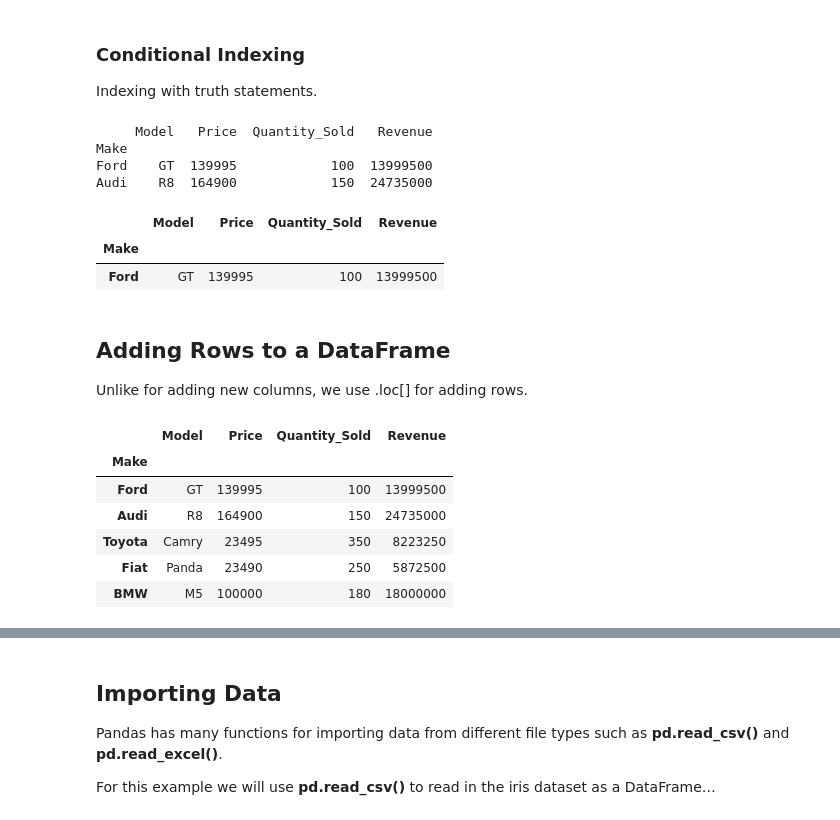
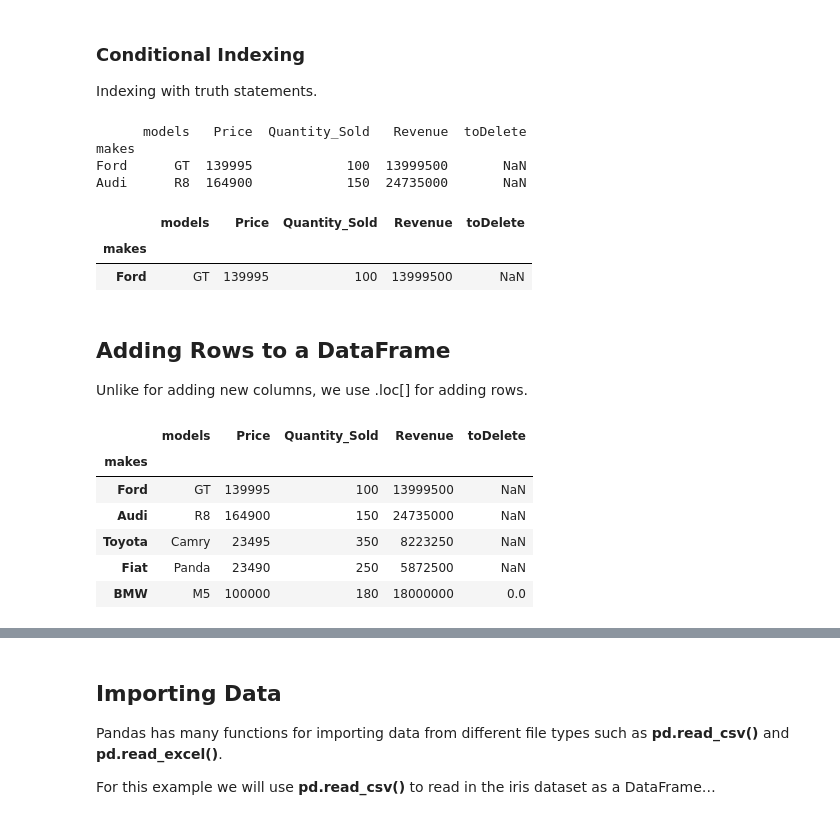
Before and after one commit to hackcville/node, a Jupyter notebook: Spring2018_B/Topic_1_Data_Cleaning/Intro to Pandas.ipynb, the cells around one changed output, grey strips where cells are left out. Cells and saved outputs as stored; diff of their text form; code cells hidden in the pictures.

```diff
--- a/Spring2018_B/Topic_1_Data_Cleaning/Intro to Pandas.ipynb
+++ b/Spring2018_B/Topic_1_Data_Cleaning/Intro to Pandas.ipynb
@@ -201,5 +222,4 @@ cars
 
 You won't always want to keep the default index of your DataFrame, so here we will make the index the 'Make' column from the DataFrame…
 # %%
-cars.set_index('Make', inplace = True)
-cars
+cars.set_index('makes', inplace = True)
@@ -318,26 +363,26 @@ print()
 # Selecting all of the rows where Price is greater then $100,000 and Quantity_Sold is less than 125
 cars.loc[(cars['Price'] > 100000) & (cars['Quantity_Sold'] < 125)]
 # %% [output]
-     Model   Price  Quantity_Sold   Revenue
-Make
-Ford    GT  139995            100  13999500
-Audi    R8  164900            150  24735000
+      models   Price  Quantity_Sold   Revenue  toDelete
+makes
+Ford      GT  139995            100  13999500       NaN
+Audi      R8  164900            150  24735000       NaN
-|  | Model | Price | Quantity_Sold | Revenue |
-| Make |  |  |  |  |
-| Ford | GT | 139995 | 100 | 13999500 |
+|  | models | Price | Quantity_Sold | Revenue | toDelete |
+| makes |  |  |  |  |  |
+| Ford | GT | 139995 | 100 | 13999500 | NaN |
 # %% [markdown]
 ## Adding Rows to a DataFrame
 
 Unlike for adding new columns, we use .loc[] for adding rows.
 # %%
 # adding a row for BMW
-cars.loc['BMW'] = ['M5',100000,180,18000000]
+cars.loc['BMW'] = ['M5',100000,180,18000000,0]
 cars
 # %% [output]
-|  | Model | Price | Quantity_Sold | Revenue |
-| Make |  |  |  |  |
-| Ford | GT | 139995 | 100 | 13999500 |
-| Audi | R8 | 164900 | 150 | 24735000 |
-| Toyota | Camry | 23495 | 350 | 8223250 |
-| Fiat | Panda | 23490 | 250 | 5872500 |
-| BMW | M5 | 100000 | 180 | 18000000 |
+|  | models | Price | Quantity_Sold | Revenue | toDelete |
+| makes |  |  |  |  |  |
+| Ford | GT | 139995 | 100 | 13999500 | NaN |
+| Audi | R8 | 164900 | 150 | 24735000 | NaN |
+| Toyota | Camry | 23495 | 350 | 8223250 | NaN |
+| Fiat | Panda | 23490 | 250 | 5872500 | NaN |
+| BMW | M5 | 100000 | 180 | 18000000 | 0.0 |
```
Also changed, not shown: parts of 33 cells of this notebook, 2 other files.
